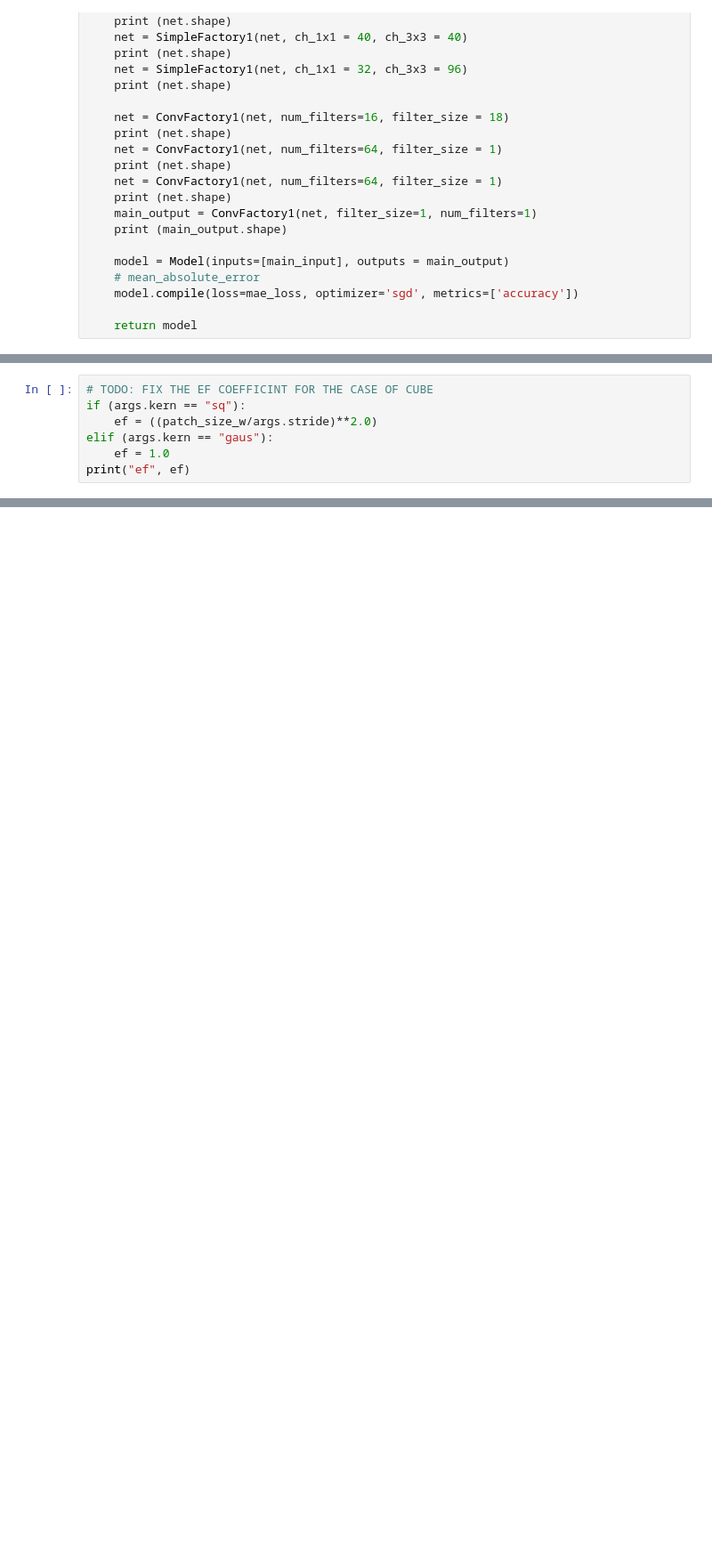
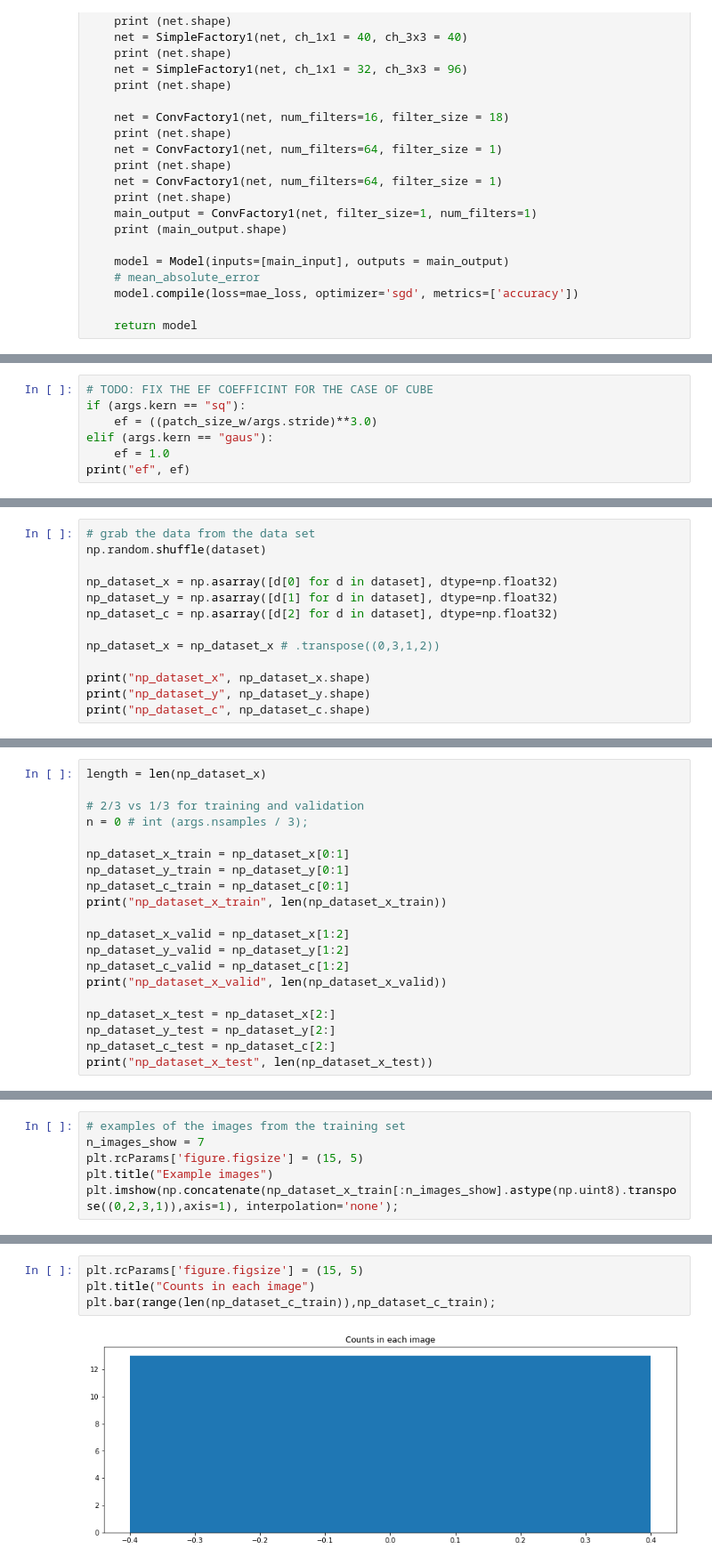
Before and after one commit to PreibischLab/dl-cell-counting, a Jupyter notebook: algorithm/dl-counting-cells-3D.ipynb, the cells around one changed output, grey strips where cells are left out. Shown: that part at 89% size. Saved outputs shown, nothing was run; the diff lists cells and outputs as text; blank space fills up the shorter version.

```diff
--- a/algorithm/dl-counting-cells-3D.ipynb
+++ b/algorithm/dl-counting-cells-3D.ipynb
@@ -193,7 +224,7 @@ print("network output size should be", [x + y for x, y in zip(input_shape[0:3],
 # %%
 # TODO: FIX THE EF COEFFICINT FOR THE CASE OF CUBE
 if (args.kern == "sq"):
-    ef = ((patch_size_w/args.stride)**2.0)
+    ef = ((patch_size_w/args.stride)**3.0)
 elif (args.kern == "gaus"):
     ef = 1.0
 print("ef", ef)
@@ -367,0 +486,13 @@ print("label shape", lab.shape)
+# %%
+# grab the data from the data set
+np.random.shuffle(dataset)
+
+np_dataset_x = np.asarray([d[0] for d in dataset], dtype=np.float32)
+np_dataset_y = np.asarray([d[1] for d in dataset], dtype=np.float32)
+np_dataset_c = np.asarray([d[2] for d in dataset], dtype=np.float32)
+
+np_dataset_x = np_dataset_x # .transpose((0,3,1,2))
+
+print("np_dataset_x", np_dataset_x.shape)
+print("np_dataset_y", np_dataset_y.shape)
+print("np_dataset_c", np_dataset_c.shape)
@@ -367,0 +527,20 @@ print("label shape", lab.shape)
+# %%
+length = len(np_dataset_x)
+
+# 2/3 vs 1/3 for training and validation
+n = 0 # int (args.nsamples / 3);
+
+np_dataset_x_train = np_dataset_x[0:1]
+np_dataset_y_train = np_dataset_y[0:1]
+np_dataset_c_train = np_dataset_c[0:1]
+print("np_dataset_x_train", len(np_dataset_x_train))
+
+np_dataset_x_valid = np_dataset_x[1:2]
+np_dataset_y_valid = np_dataset_y[1:2]
+np_dataset_c_valid = np_dataset_c[1:2]
+print("np_dataset_x_valid", len(np_dataset_x_valid))
+
+np_dataset_x_test = np_dataset_x[2:]
+np_dataset_y_test = np_dataset_y[2:]
+np_dataset_c_test = np_dataset_c[2:]
+print("np_dataset_x_test", len(np_dataset_x_test))
@@ -367,0 +560,6 @@ print("label shape", lab.shape)
+# %%
+# examples of the images from the training set
+n_images_show = 7
+plt.rcParams['figure.figsize'] = (15, 5)
+plt.title("Example images")
+plt.imshow(np.concatenate(np_dataset_x_train[:n_images_show].astype(np.uint8).transpose((0,2,3,1)),axis=1), interpolation='none');
@@ -367,0 +569,6 @@ print("label shape", lab.shape)
+# %%
+plt.rcParams['figure.figsize'] = (15, 5)
+plt.title("Counts in each image")
+plt.bar(range(len(np_dataset_c_train)),np_dataset_c_train);
+# %% [output]
+[figure, added]
```
Also changed, not shown: parts of 25 cells of this notebook.
